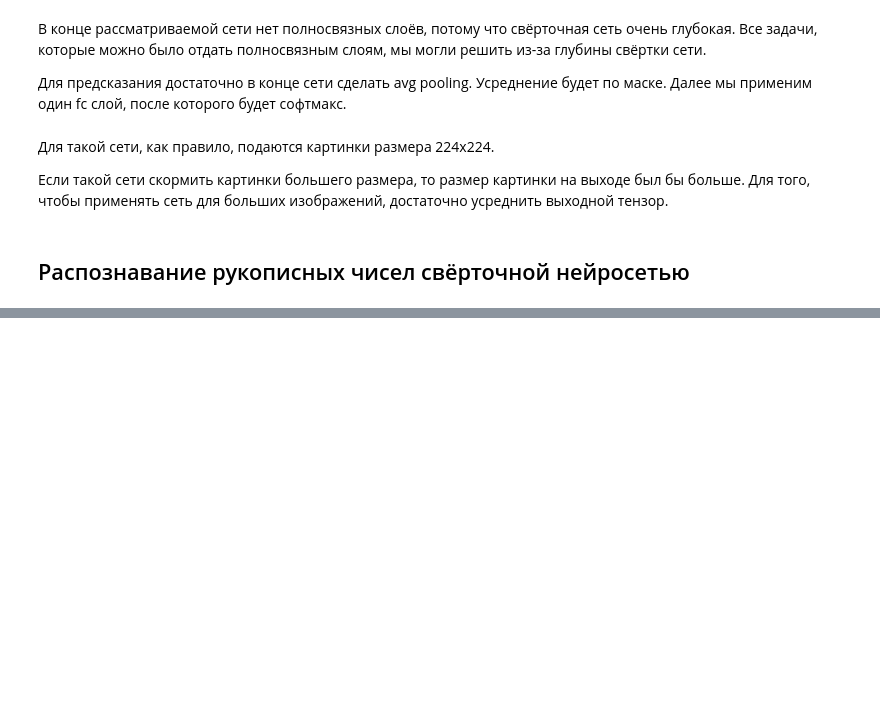
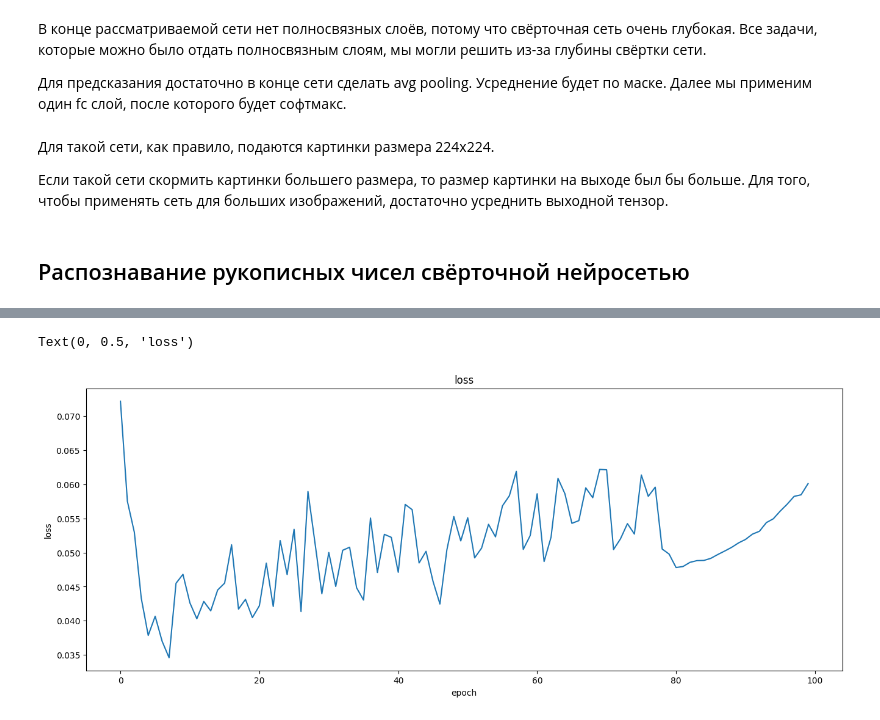
Before and after one commit to KORALLLL/summer_practice, a Jupyter notebook: notebooks/neural_networks_and_computer_vision.ipynb, the cells around one changed output, grey strips where cells are left out. Saved outputs shown, nothing was run; the diff lists cells and outputs as text; code cells hidden in the pictures; blank space fills up the shorter version.

```diff
--- a/notebooks/neural_networks_and_computer_vision.ipynb
+++ b/notebooks/neural_networks_and_computer_vision.ipynb
@@ -1908,0 +2034,8 @@ $$
+# %%
+plt.plot(range(100), test_loss_history)
+plt.title('loss')
+plt.xlabel('epoch')
+plt.ylabel('loss')
+# %% [output]
+Text(0, 0.5, 'loss')
+[figure, added]
```
Also changed, not shown: parts of 11 cells of this notebook.
